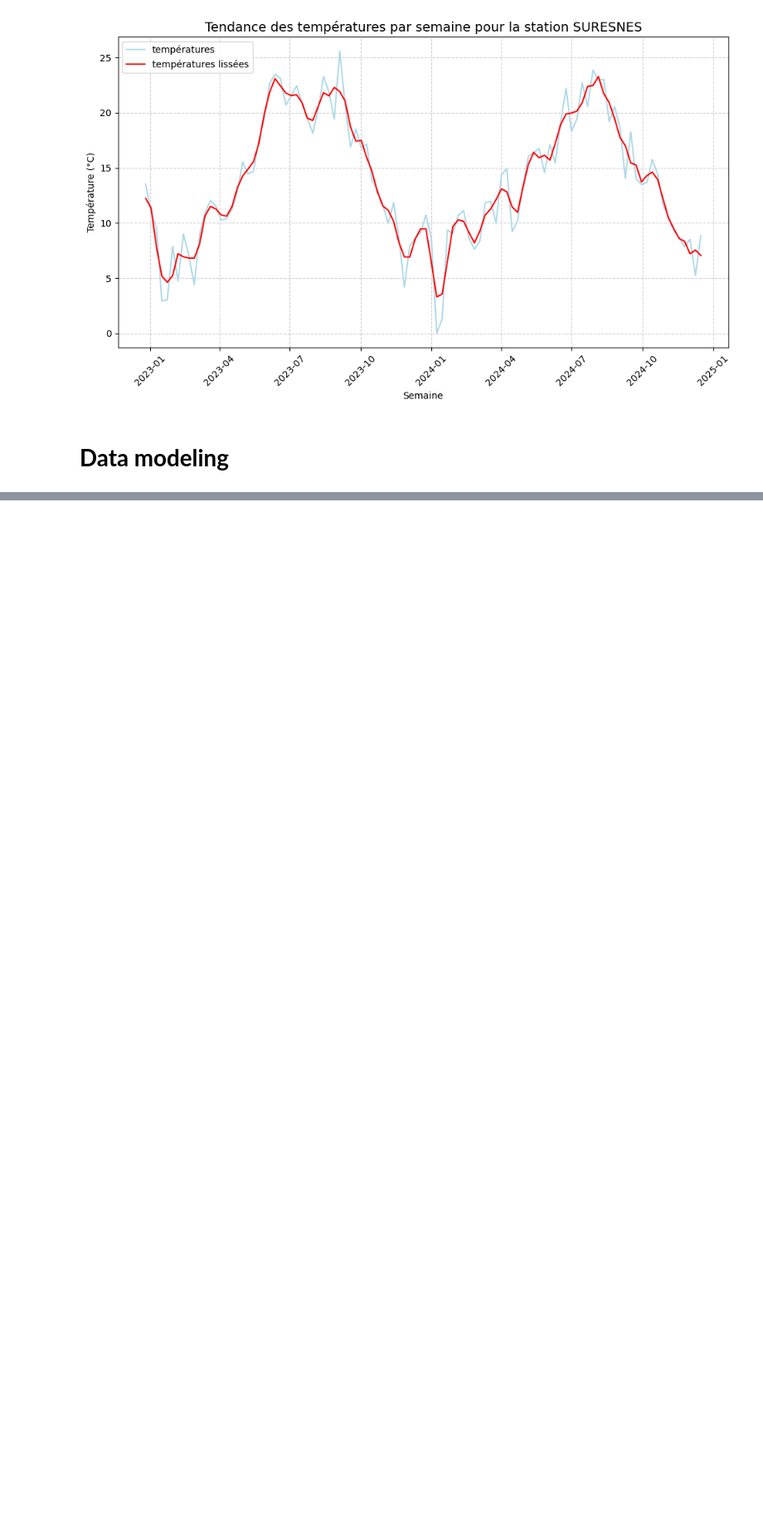
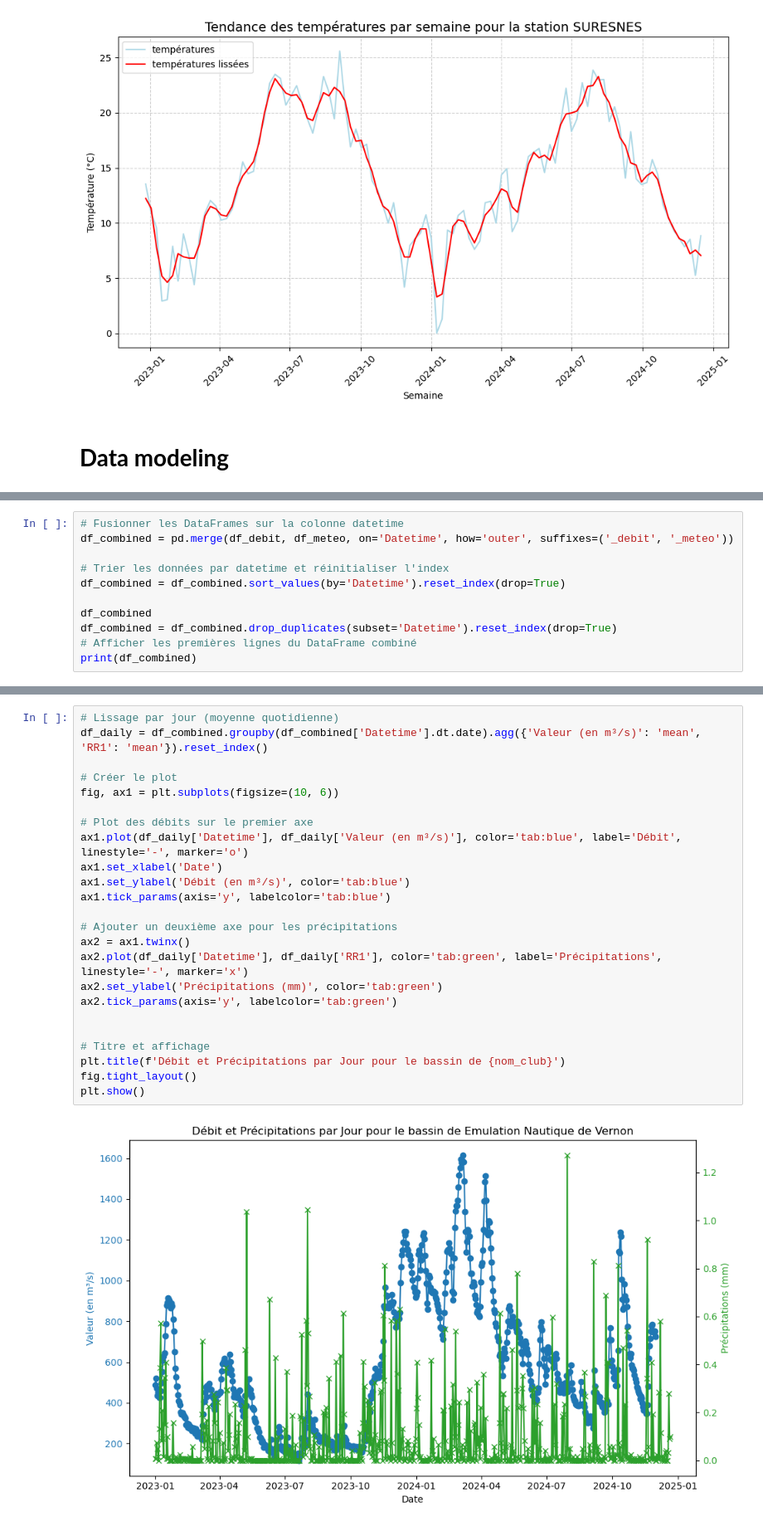
Before and after one commit to vadim-gisserot/Projet-de-Python-Leroux-Gisserot, a Jupyter notebook: notebooks/draft2.ipynb, the cells around one changed output, grey strips where cells are left out. Shown at 83% size. Cells and saved outputs as stored; diff of their text form; blank space fills up the shorter version.

```diff
--- a/notebooks/draft2.ipynb
+++ b/notebooks/draft2.ipynb
@@ -339,0 +593,11 @@ trace_graphique_multiple(
+# %%
+# Fusionner les DataFrames sur la colonne datetime
+df_combined = pd.merge(df_debit, df_meteo, on='Datetime', how='outer', suffixes=('_debit', '_meteo'))
+
+# Trier les données par datetime et réinitialiser l'index
+df_combined = df_combined.sort_values(by='Datetime').reset_index(drop=True)
+
+df_combined
+df_combined = df_combined.drop_duplicates(subset='Datetime').reset_index(drop=True)
+# Afficher les premières lignes du DataFrame combiné
+print(df_combined)
@@ -339,0 +621,26 @@ trace_graphique_multiple(
+# %%
+# Lissage par jour (moyenne quotidienne)
+df_daily = df_combined.groupby(df_combined['Datetime'].dt.date).agg({'Valeur (en m³/s)': 'mean', 'RR1': 'mean'}).reset_index()
+
+# Créer le plot
+fig, ax1 = plt.subplots(figsize=(10, 6))
+
+# Plot des débits sur le premier axe
+ax1.plot(df_daily['Datetime'], df_daily['Valeur (en m³/s)'], color='tab:blue', label='Débit', linestyle='-', marker='o')
+ax1.set_xlabel('Date')
+ax1.set_ylabel('Débit (en m³/s)', color='tab:blue')
+ax1.tick_params(axis='y', labelcolor='tab:blue')
+
+# Ajouter un deuxième axe pour les précipitations
+ax2 = ax1.twinx()
+ax2.plot(df_daily['Datetime'], df_daily['RR1'], color='tab:green', label='Précipitations', linestyle='-', marker='x')
+ax2.set_ylabel('Précipitations (mm)', color='tab:green')
+ax2.tick_params(axis='y', labelcolor='tab:green')
+
+
+# Titre et affichage
+plt.title(f'Débit et Précipitations par Jour pour le bassin de {nom_club}')
+fig.tight_layout()
+plt.show()
+# %% [output]
+[figure, added]
```
Also changed, not shown: parts of 16 cells of this notebook, 18 other files.
